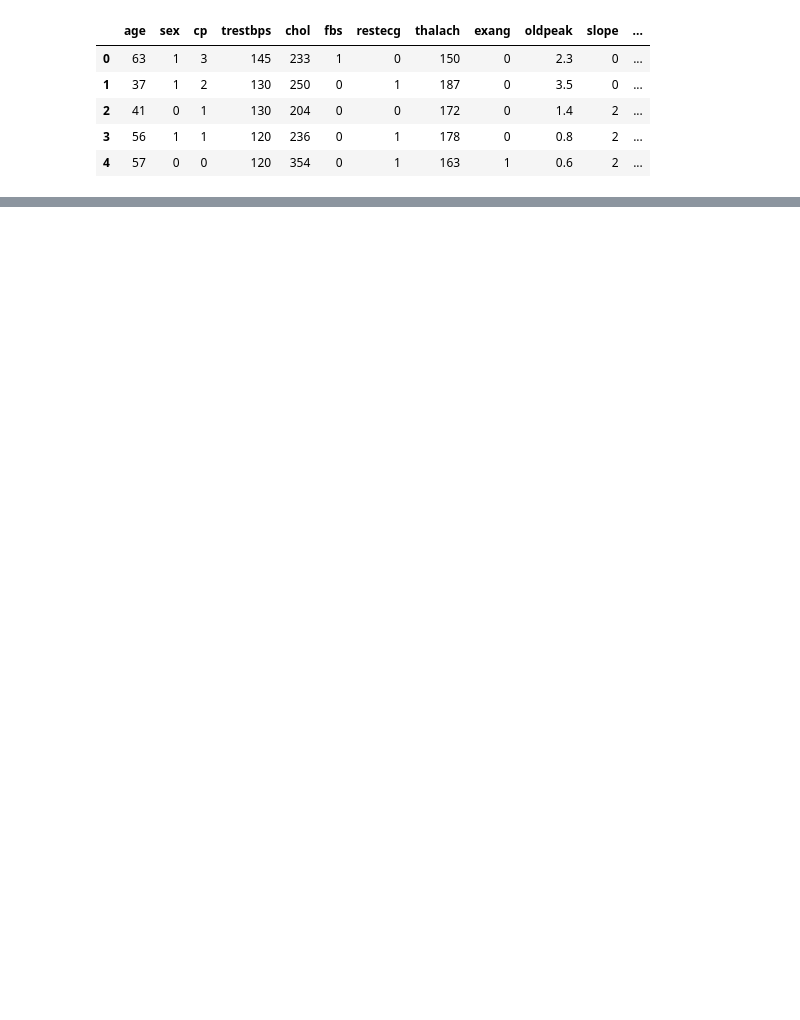
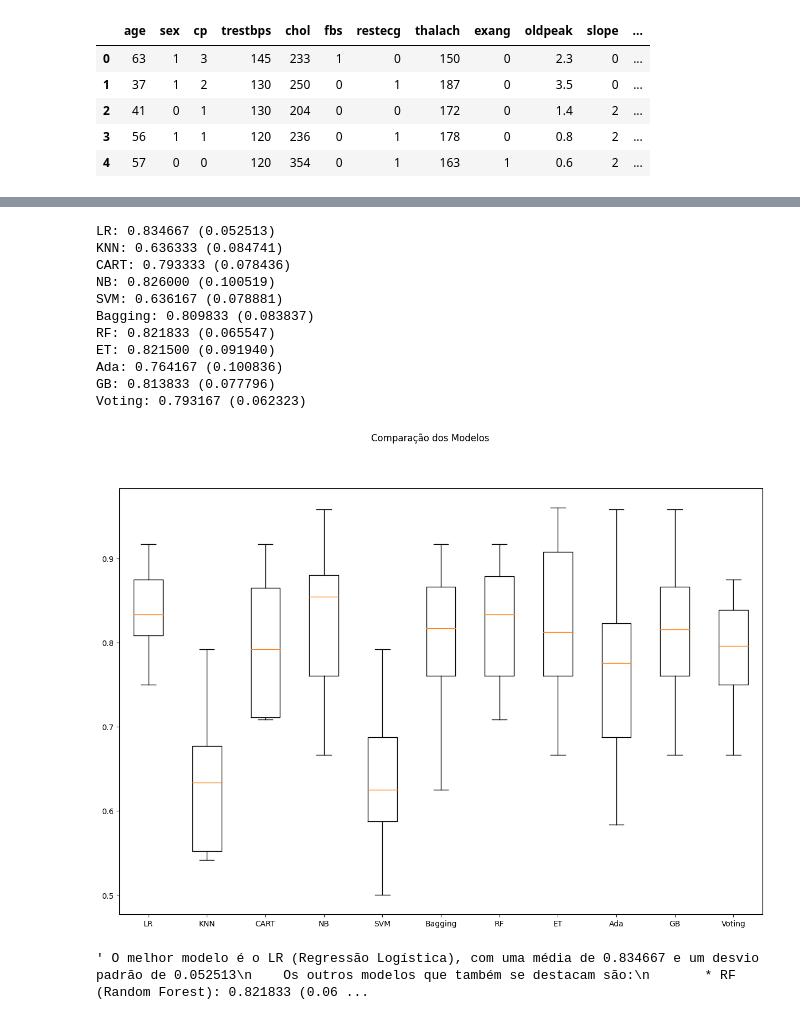
Before and after one commit to Dev3rt0n/MVP_PUC_CardioSense_BackEnd, a Jupyter notebook: MachineLearning/Notebooks/ML_CardioSense.ipynb, the cells around one changed output, grey strips where cells are left out. Saved outputs shown, nothing was run; the diff lists cells and outputs as text; code cells hidden in the pictures; blank space fills up the shorter version.

```diff
--- a/MachineLearning/Notebooks/ML_CardioSense.ipynb
+++ b/MachineLearning/Notebooks/ML_CardioSense.ipynb
@@ -31,6 +56,6 @@ import pickle
 # %%
 # URL de importação do dataset
-url = "https://raw.githubusercontent.com/Dev3rt0n/MVP_PUC_CardioSense/refs/heads/main/MachineLearning/data/heart_disease_dataset.csv"
+url = "https://raw.githubusercontent.com/Dev3rt0n/MVP_PUC_CardioSense_BackEnd/refs/heads/main/MachineLearning/data/test_dataset_cardiosense.csv"
 
 # Lê o arquivo
 dataset = pd.read_csv(url, delimiter=',')
@@ -50,8 +97,8 @@ seed = 7 # semente aleatória
 
 # Separação em conjuntos de treino e teste
 array = dataset.values
-X = array[:,0:11]
-y = array[:,11]
+X = array[:,0:13]
+y = array[:,13]
 X_train, X_test, y_train, y_test = train_test_split(X, y, test_size=test_size, shuffle=True, random_state=seed, stratify=y) # holdout com estratificação
 
 # Parâmetros e partições da validação cruzada
@@ -60,0 +112,74 @@ kfold = StratifiedKFold(n_splits=num_particoes, shuffle=True, random_state=seed)
+# %%
+np.random.seed(7) # definindo uma semente global
+
+# Lista que armazenará os modelos
+models = []
+
+# Criando os modelos e adicionando-os na lista de modelos
+models.append(('LR', LogisticRegression(max_iter=200)))
+models.append(('KNN', KNeighborsClassifier()))
+models.append(('CART', DecisionTreeClassifier()))
+models.append(('NB', GaussianNB()))
+models.append(('SVM', SVC()))
+
+# Definindo os parâmetros do classificador base para o BaggingClassifier
+base = DecisionTreeClassifier()
+num_trees = 100
+max_features = 3
+
+# Criando os modelos para o VotingClassifier
+bases = []
+model1 = LogisticRegression(max_iter=200)
+bases.append(('logistic', model1))
+model2 = DecisionTreeClassifier()
+bases.append(('cart', model2))
+model3 = SVC()
+bases.append(('svm', model3))
+
+# Criando os ensembles e adicionando-os na lista de modelos
+models.append(('Bagging', BaggingClassifier(estimator=base, n_estimators=num_trees)))
+models.append(('RF', RandomForestClassifier(n_estimators=num_trees, max_features=max_features)))
+models.append(('ET', ExtraTreesClassifier(n_estimators=num_trees, max_features=max_features)))
+models.append(('Ada', AdaBoostClassifier(n_estimators=num_trees)))
+models.append(('GB', GradientBoostingClassifier(n_estimators=num_trees)))
+models.append(('Voting', VotingClassifier(bases)))
+
+# Listas para armazenar os resultados
+results = []
+names = []
+
+# Avaliação dos modelos
+for name, model in models:
+    cv_results = cross_val_score(model, X_train, y_train, cv=kfold, scoring=scoring)
+    results.append(cv_results)
+    names.append(name)
+    msg = "%s: %f (%f)" % (name, cv_results.mean(), cv_results.std())
+    print(msg)
+
+# Boxplot de comparação dos modelos
+fig = plt.figure(figsize=(15,10))
+fig.suptitle('Comparação dos Modelos')
+ax = fig.add_subplot(111)
+plt.boxplot(results)
+ax.set_xticklabels(names)
+plt.show()
+
+''' O melhor modelo é o LR (Regressão Logística), com uma média de 0.834667 e um desvio padrão de 0.052513
+    Os outros modelos que também se destacam são:
+       * RF (Random Forest): 0.821833 (0.065547)
+       * NB (Naive Bayes): 0.826000 (0.100519)
+'''
+# %% [output]
+LR: 0.834667 (0.052513)
+KNN: 0.636333 (0.084741)
+CART: 0.793333 (0.078436)
+NB: 0.826000 (0.100519)
+SVM: 0.636167 (0.078881)
+Bagging: 0.809833 (0.083837)
+RF: 0.821833 (0.065547)
+ET: 0.821500 (0.091940)
+Ada: 0.764167 (0.100836)
+GB: 0.813833 (0.077796)
+Voting: 0.793167 (0.062323)
+[figure, added]
+' O melhor modelo é o LR (Regressão Logística), com uma média de 0.834667 e um desvio padrão de 0.052513\n    Os outros modelos que também se destacam são:\n       * RF (Random Forest): 0.821833 (0.06 ...
```
Also changed, not shown: parts of 26 cells of this notebook.
